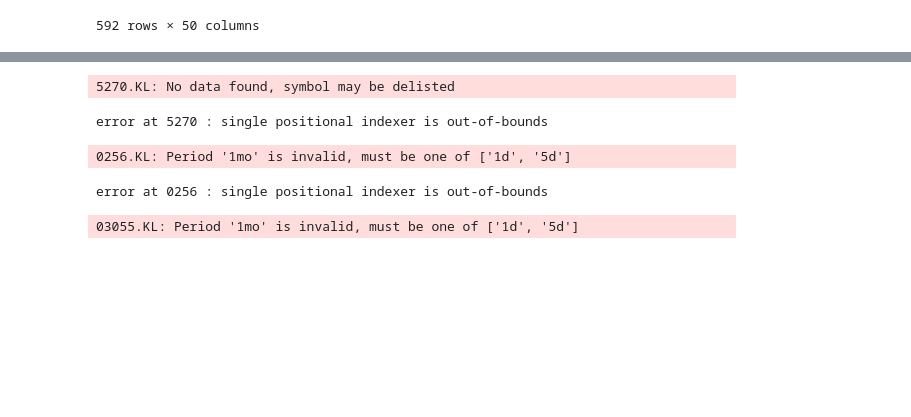
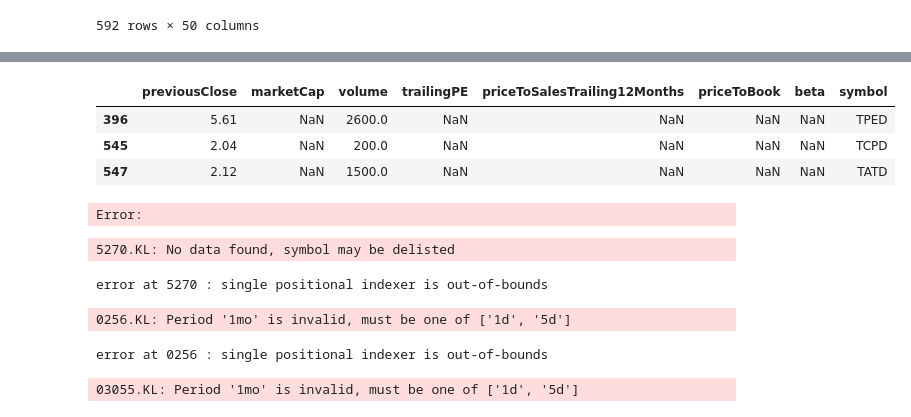
Before and after one commit to supertypeai/sectors_sg_my_data_updater, a Jupyter notebook: sg_my_scraper.ipynb, the cells around one changed output, grey strips where cells are left out. Drawn from its saved outputs; the diff is of its cells as text; code cells hidden in the pictures; blank space fills up the shorter version.

```diff
--- a/sg_my_scraper.ipynb
+++ b/sg_my_scraper.ipynb
@@ -567,6 +878,6 @@ url_currency = 'https://raw.githubusercontent.com/supertypeai/sectors_get_conver
 response = requests.get(url_currency)
 data = response.json()
 # %%
-temp = yf.Ticker("TPED.SI")
-temp.get_shares_full(start="2022-01-01", end=None)
+temp = yf.Ticker("Z74.SI")
+temp.info
 # shares_outstanding = temp.info["sharesOutstanding"]*temp.info["previousClose"]
@@ -572,0 +902,15 @@ temp.get_shares_full(start="2022-01-01", end=None)
+# %%
+data_list = []
+for symbol in data_db["symbol"] + ".SI":
+    data_dict = {}
+    temp = yf.Ticker(symbol)
+    data_json = temp.info
+    desired_values = ["previousClose", "marketCap", "volume", "trailingPE", "priceToSalesTrailing12Months", "priceToBook", "beta"]
+    for dv in desired_values:
+        try:
+            data_dict[dv] = data_json[dv]
+        except:
+            data_dict[dv] = np.nan
+    data_list.append(data_dict)
+# %%
+daily_data = pd.DataFrame(data_list).assign(symbol = data_db["symbol"].tolist())
@@ -573,3 +942,11 @@ temp.get_shares_full(start="2022-01-01", end=None)
+# %%
+daily_data[daily_data["marketCap"].isna()]
+# %% [output]
+|  | previousClose | marketCap | volume | trailingPE | priceToSalesTrailing12Months | priceToBook | beta | symbol |
+| 396 | 5.61 | NaN | 2600.0 | NaN | NaN | NaN | NaN | TPED |
+| 545 | 2.04 | NaN | 200.0 | NaN | NaN | NaN | NaN | TCPD |
+| 547 | 2.12 | NaN | 1500.0 | NaN | NaN | NaN | NaN | TATD |
+Error:
 # %%
 close_list = []
 for index, row in data_final.iterrows():
```
Also changed, not shown: parts of 17 cells of this notebook, 1 other file.
